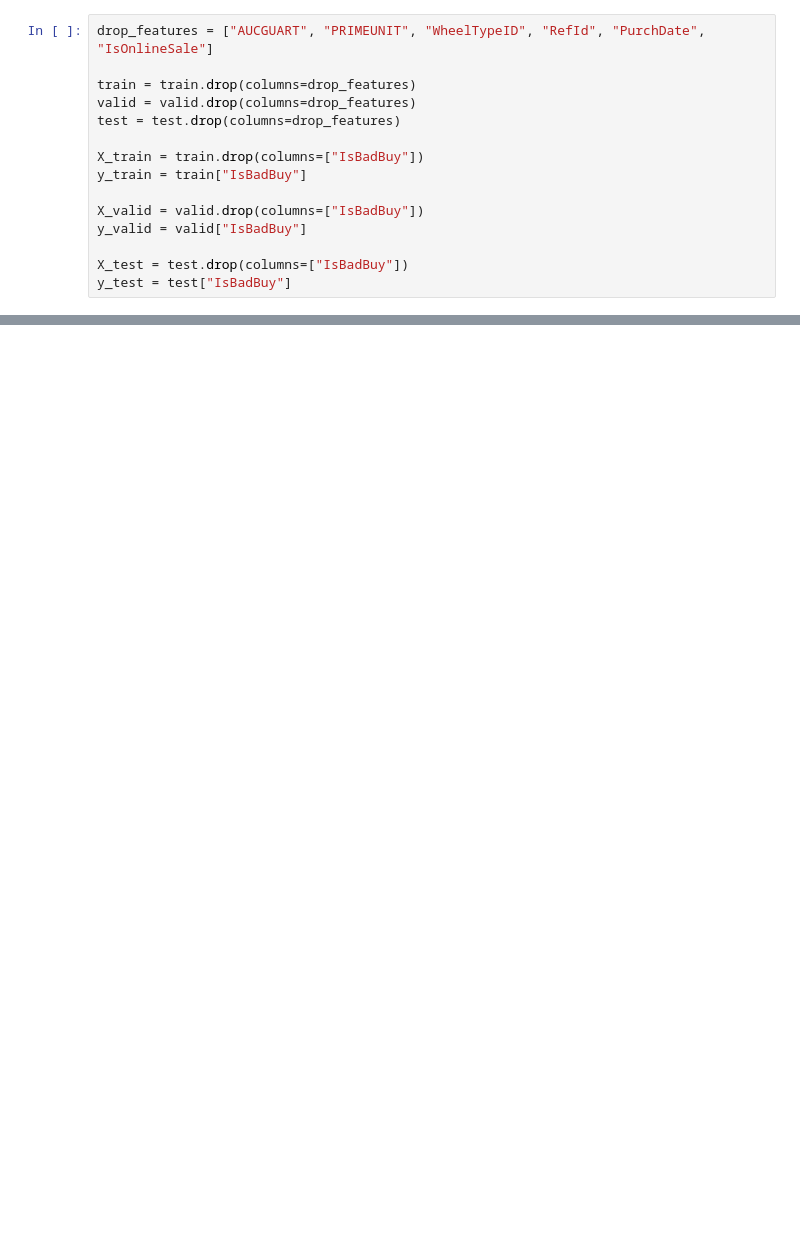
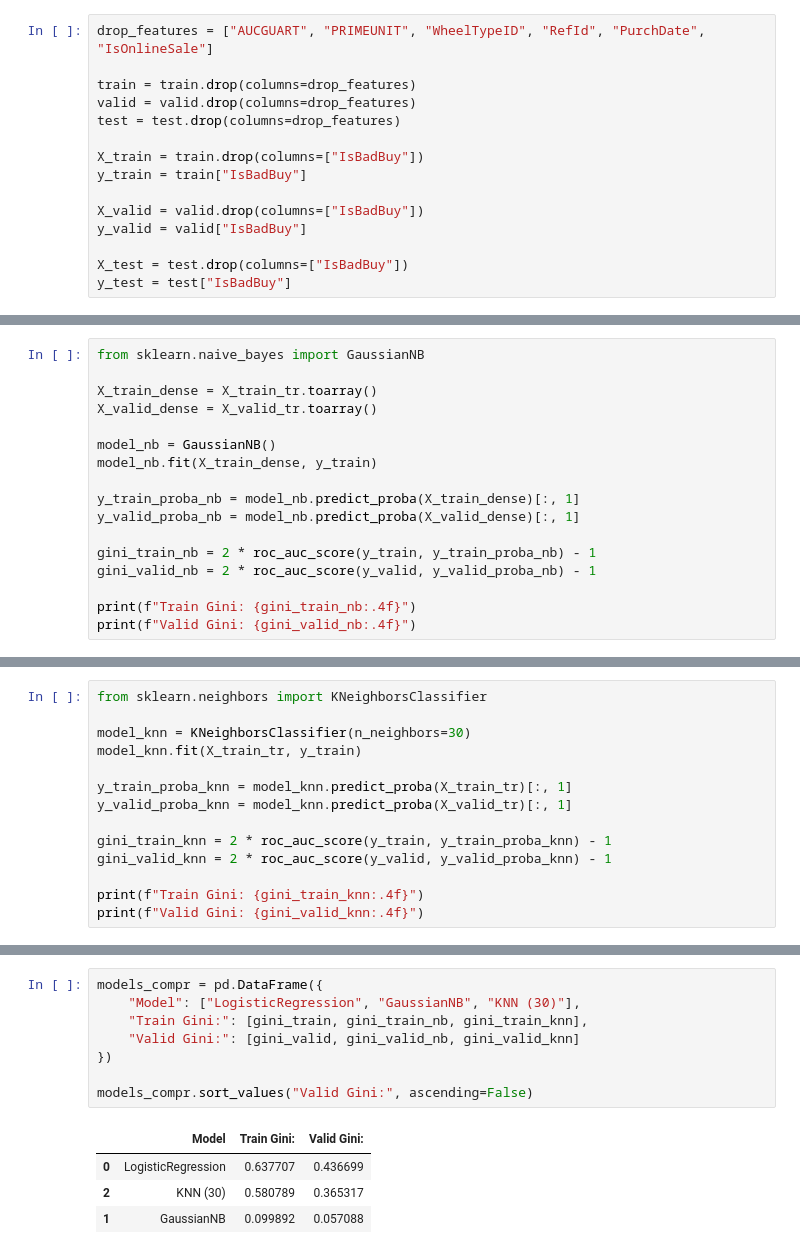
Before and after one commit to alphakentavra/dont-get-kicked-classification, a Jupyter notebook: src/ML4.ipynb, the cells around one changed output, grey strips where cells are left out. Saved outputs shown, nothing was run; the diff lists cells and outputs as text; blank space fills up the shorter version.

Commit message:
Add classification models and evaluation

```diff
--- a/src/ML4.ipynb
+++ b/src/ML4.ipynb
@@ -706,0 +830,17 @@ y_test = test["IsBadBuy"]
+# %%
+from sklearn.naive_bayes import GaussianNB
+
+X_train_dense = X_train_tr.toarray()
+X_valid_dense = X_valid_tr.toarray()
+
+model_nb = GaussianNB()
+model_nb.fit(X_train_dense, y_train)
+
+y_train_proba_nb = model_nb.predict_proba(X_train_dense)[:, 1]
+y_valid_proba_nb = model_nb.predict_proba(X_valid_dense)[:, 1]
+
+gini_train_nb = 2 * roc_auc_score(y_train, y_train_proba_nb) - 1
+gini_valid_nb = 2 * roc_auc_score(y_valid, y_valid_proba_nb) - 1
+
+print(f"Train Gini: {gini_train_nb:.4f}")
+print(f"Valid Gini: {gini_valid_nb:.4f}")
@@ -706,0 +868,14 @@ y_test = test["IsBadBuy"]
+# %%
+from sklearn.neighbors import KNeighborsClassifier
+
+model_knn = KNeighborsClassifier(n_neighbors=30)
+model_knn.fit(X_train_tr, y_train)
+
+y_train_proba_knn = model_knn.predict_proba(X_train_tr)[:, 1]
+y_valid_proba_knn = model_knn.predict_proba(X_valid_tr)[:, 1]
+
+gini_train_knn = 2 * roc_auc_score(y_train, y_train_proba_knn) - 1
+gini_valid_knn = 2 * roc_auc_score(y_valid, y_valid_proba_knn) - 1
+
+print(f"Train Gini: {gini_train_knn:.4f}")
+print(f"Valid Gini: {gini_valid_knn:.4f}")
@@ -706,0 +893,13 @@ y_test = test["IsBadBuy"]
+# %%
+models_compr = pd.DataFrame({
+    "Model": ["LogisticRegression", "GaussianNB", "KNN (30)"],
+    "Train Gini:": [gini_train, gini_train_nb, gini_train_knn],
+    "Valid Gini:": [gini_valid, gini_valid_nb, gini_valid_knn]
+})
+
+models_compr.sort_values("Valid Gini:", ascending=False)
+# %% [output]
+|  | Model | Train Gini: | Valid Gini: |
+| 0 | LogisticRegression | 0.637707 | 0.436699 |
+| 2 | KNN (30) | 0.580789 | 0.365317 |
+| 1 | GaussianNB | 0.099892 | 0.057088 |
```
Also changed, not shown: parts of 19 cells of this notebook.
